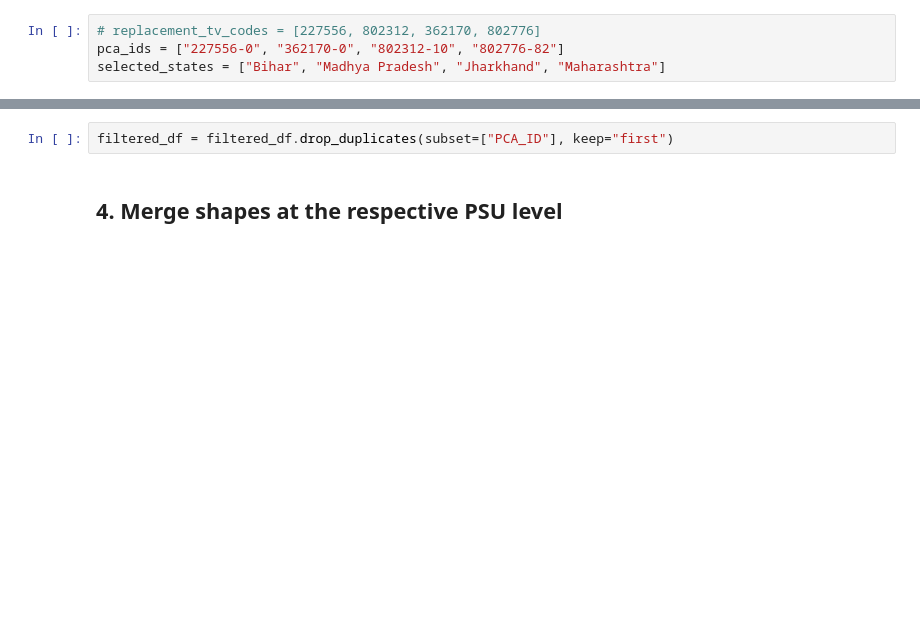
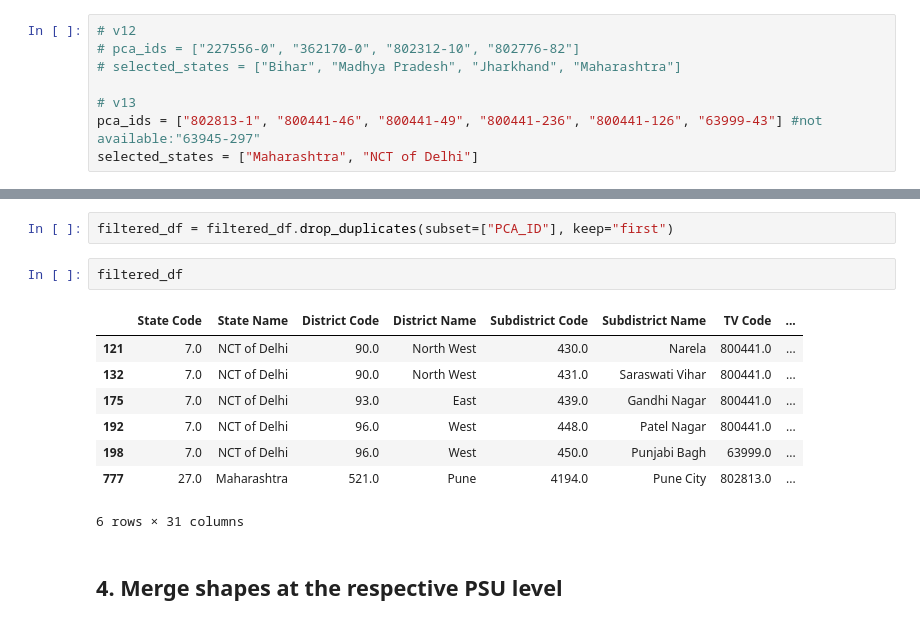
Before and after one commit to IDinsight/rooftop_sampling, a Jupyter notebook: IFS/load_match_sample_v8_replacements.ipynb, the cells around one changed output, grey strips where cells are left out. Saved outputs shown, nothing was run; the diff lists cells and outputs as text; blank space fills up the shorter version.

Commit message:
update replacements

```diff
--- a/IFS/load_match_sample_v8_replacements.ipynb
+++ b/IFS/load_match_sample_v8_replacements.ipynb
@@ -144,9 +166,13 @@ sample_df
 # %% [markdown]
 ### 3.1 Filter to IFS and subset sample data to phase 2 states
 # %%
-# replacement_tv_codes = [227556, 802312, 362170, 802776]
-pca_ids = ["227556-0", "362170-0", "802312-10", "802776-82"]
-selected_states = ["Bihar", "Madhya Pradesh", "Jharkhand", "Maharashtra"]
+# v12
+# pca_ids = ["227556-0", "362170-0", "802312-10", "802776-82"]
+# selected_states = ["Bihar", "Madhya Pradesh", "Jharkhand", "Maharashtra"]
+
+# v13
+pca_ids = ["802813-1", "800441-46", "800441-49", "800441-236", "800441-126", "63999-43"] #not available:"63945-297"
+selected_states = ["Maharashtra", "NCT of Delhi"]
 # %%
 filtered_df = sample_df[sample_df["PCA_ID"].isin(pca_ids)].copy()
 # %%
@@ -191,5 +250,16 @@ print(
 # %%
 filtered_df = filtered_df.drop_duplicates(subset=["PCA_ID"], keep="first")
+# %%
+filtered_df
+# %% [output]
+|  | State Code | State Name | District Code | District Name | Subdistrict Code | Subdistrict Name | TV Code | ... |
+| 121 | 7.0 | NCT of Delhi | 90.0 | North West | 430.0 | Narela | 800441.0 | ... |
+| 132 | 7.0 | NCT of Delhi | 90.0 | North West | 431.0 | Saraswati Vihar | 800441.0 | ... |
+| 175 | 7.0 | NCT of Delhi | 93.0 | East | 439.0 | Gandhi Nagar | 800441.0 | ... |
+| 192 | 7.0 | NCT of Delhi | 96.0 | West | 448.0 | Patel Nagar | 800441.0 | ... |
+| 198 | 7.0 | NCT of Delhi | 96.0 | West | 450.0 | Punjabi Bagh | 63999.0 | ... |
+| 777 | 27.0 | Maharashtra | 521.0 | Pune | 4194.0 | Pune City | 802813.0 | ... |
+6 rows × 31 columns
 # %% [markdown]
 ## 4. Merge shapes at the respective PSU level
 # %% [markdown]
```
Also changed, not shown: parts of 75 cells of this notebook.
